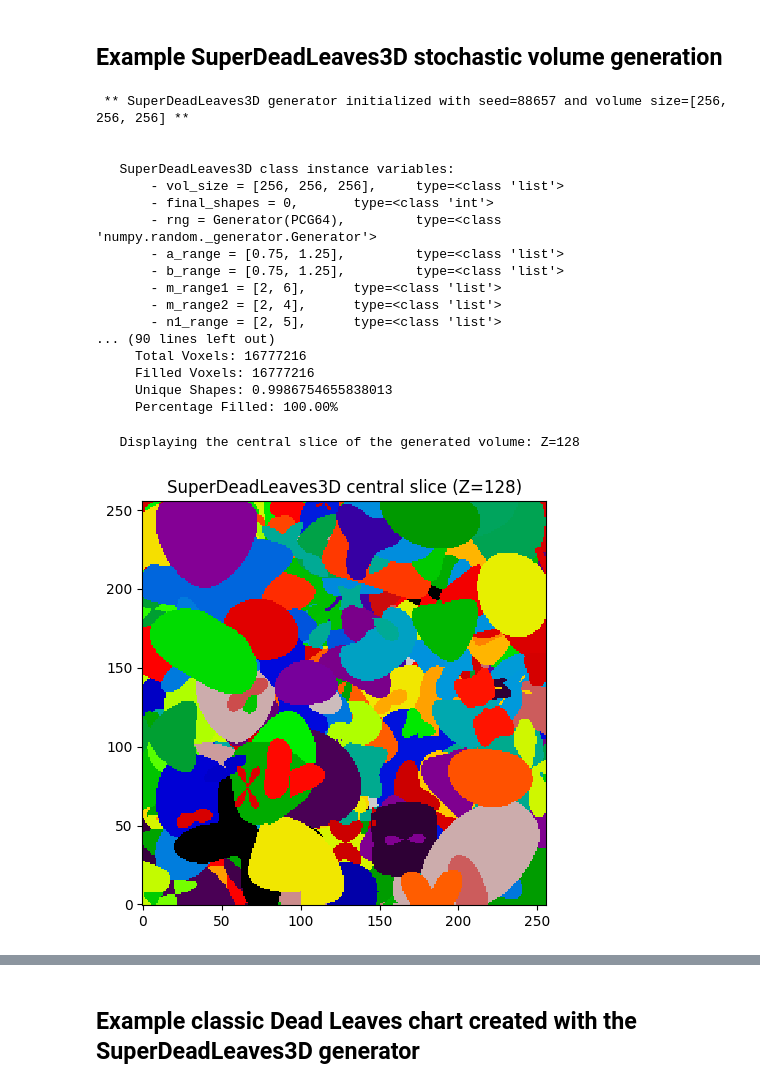
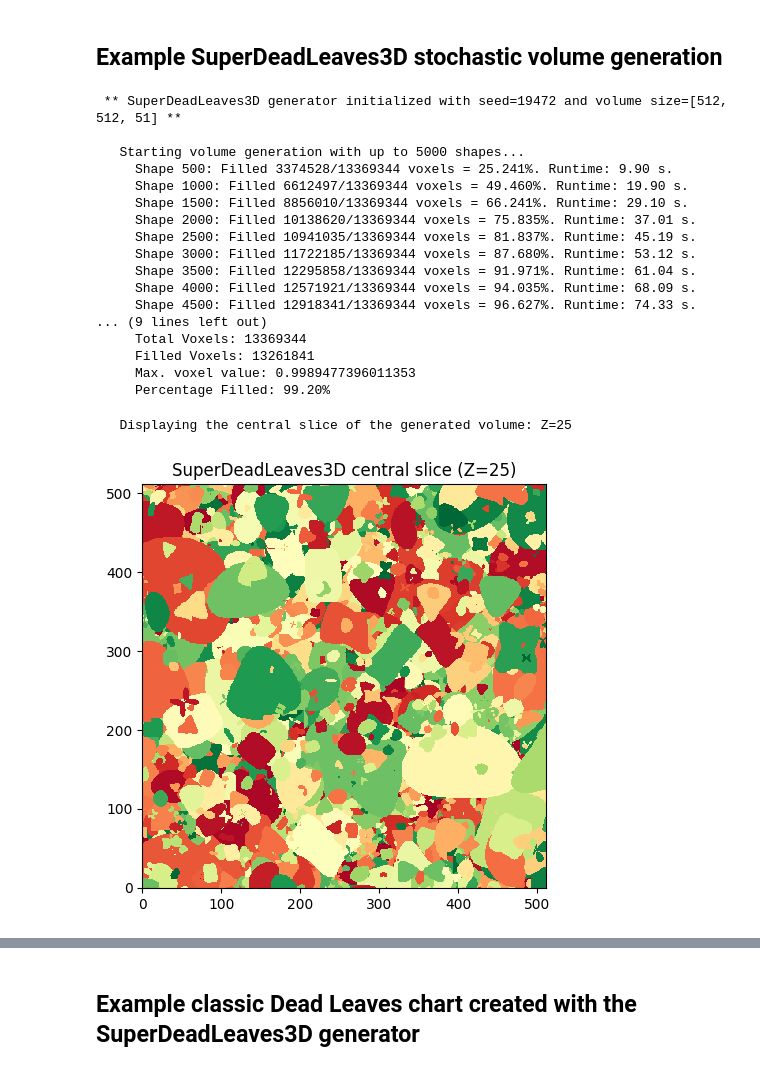
Before and after one commit to DIDSR/SuperDeadLeaves, a Jupyter notebook: SuperDeadLeaves3D.ipynb, the cells around one changed output, grey strips where cells are left out. Cells and saved outputs as stored; diff of their text form; code cells hidden in the pictures.

```diff
--- a/SuperDeadLeaves3D.ipynb
+++ b/SuperDeadLeaves3D.ipynb
@@ -70,18 +71,18 @@ Notebook execution start time:  24/12/20 12:11:54 AM
 # ** Generate a SuperDeadLeaves3D volume **
 
 # Step 1: Define the volume size
-vol_size = [256, 256, 256]
+vol_size = [512, 512, 51]
 
 # Step 2: Initialize the SuperDeadLeaves3D generator
 seed = np.random.randint(1e4, 1e5)  # Use None for a random initialization
 print(f"\n ** SuperDeadLeaves3D generator initialized with seed={seed} and volume size={vol_size} **\n")
 
-SDL3D = SuperDeadLeaves3D(vol_size, seed=seed, m_range1=[2, 6], m_range2=[2, 4], n1_range=[2, 5], n2_range=[5, 9], n3_range=[2, 5], rmin=0.0025)
-#       Note: set m_range1 and m_range2 to [2,2] to generate circular blobs, or [0,0] for spheres
-SDL3D.report()
+SDL3D = SuperDeadLeaves3D(vol_size, seed=seed, m_range1=[2, 6], m_range2=[2, 4], n1_range=[2, 5], n2_range=[5, 9], n3_range=[2, 5], rmin=0.005)  # 0.0015
+#       - Note: set m_range1 and m_range2 to [2,2] to generate circular blobs, or [0,0] for spheres
+# SDL3D.report()  # Report internal class variables
 
 # Step 3: Generate the volume
-max_shapes = 65000
+max_shapes = 10000  # 65000
 print(f"   Starting volume generation with up to {max_shapes} shapes...")
 start_time = time.time()  # Record start time
 
@@ -89,7 +90,7 @@ volume = SDL3D.generate(max_shapes=max_shapes, enumerate_shapes=False, verbose=T
 
 end_time = time.time()  # Record end time
 generation_time = end_time - start_time
-print(f"\n   Volume generation completed in {generation_time:.2f} sec ({SDL3D.final_shapes/generation_time:2f} shapes/sec).")
+print(f"\n   Volume generation completed in {generation_time:.2f} sec ({(SDL3D.final_shapes/generation_time):2e} shapes/sec).")
 
 # Step 4: Export the volume as a multi-page TIFF file with the correct axis order for ImageJ (TZCYX)
 output_file = f"SuperDeadLeaves3D_{seed}_shapes{SDL3D.final_shapes}_rmin{SDL3D.rmin}_{vol_size[0]}x{vol_size[1]}x{vol_size[2]}.tif"
@@ -106,39 +107,39 @@ total_voxels  = np.prod(vol_size)  # Total voxels in the volume
 print(f"\n   Volume Statistics (volume.shape={volume.shape}):")
 print(  f"     Total Voxels: {total_voxels}")
 print(  f"     Filled Voxels: {filled_voxels}")
-print(  f"     Unique Shapes: {unique_shapes}")
+print(  f"     Max. voxel value: {unique_shapes}")
 print(  f"     Percentage Filled: {filled_voxels / total_voxels * 100:.2f}%")
 # %% [output]
- ** SuperDeadLeaves3D generator initialized with seed=88657 and volume size=[256, 256, 256] **
+ ** SuperDeadLeaves3D generator initialized with seed=19472 and volume size=[512, 512, 51] **
 
-
-   SuperDeadLeaves3D class instance variables:
-       - vol_size = [256, 256, 256],     type=<class 'list'>
-       - final_shapes = 0,       type=<class 'int'>
-       - rng = Generator(PCG64),         type=<class 'numpy.random._generator.Generator'>
-       - a_range = [0.75, 1.25],         type=<class 'list'>
-       - b_range = [0.75, 1.25],         type=<class 'list'>
-       - m_range1 = [2, 6],      type=<class 'list'>
-       - m_range2 = [2, 4],      type=<class 'list'>
-       - n1_range = [2, 5],      type=<class 'list'>
-... (90 lines left out)
-     Total Voxels: 16777216
-     Filled Voxels: 16777216
-     Unique Shapes: 0.9986754655838013
-     Percentage Filled: 100.00%
+   Starting volume generation with up to 5000 shapes...
+     Shape 500: Filled 3374528/13369344 voxels = 25.241%. Runtime: 9.90 s.
+     Shape 1000: Filled 6612497/13369344 voxels = 49.460%. Runtime: 19.90 s.
+     Shape 1500: Filled 8856010/13369344 voxels = 66.241%. Runtime: 29.10 s.
+     Shape 2000: Filled 10138620/13369344 voxels = 75.835%. Runtime: 37.01 s.
+     Shape 2500: Filled 10941035/13369344 voxels = 81.837%. Runtime: 45.19 s.
+     Shape 3000: Filled 11722185/13369344 voxels = 87.680%. Runtime: 53.12 s.
+     Shape 3500: Filled 12295858/13369344 voxels = 91.971%. Runtime: 61.04 s.
+     Shape 4000: Filled 12571921/13369344 voxels = 94.035%. Runtime: 68.09 s.
+     Shape 4500: Filled 12918341/13369344 voxels = 96.627%. Runtime: 74.33 s.
+... (9 lines left out)
+     Total Voxels: 13369344
+     Filled Voxels: 13261841
+     Max. voxel value: 0.9989477396011353
+     Percentage Filled: 99.20%
 # %%
 # Step 6: Display the central Z slice
 mid_slice = vol_size[2] // 2  # Middle slice index along Z-axis
 print(f"\n   Displaying the central slice of the generated volume: Z={mid_slice}")
 plt.figure()
-plt.imshow(volume[:, :, mid_slice], cmap='nipy_spectral', origin='lower', interpolation='nearest')
+plt.imshow(volume[:, :, mid_slice], cmap='RdYlGn', origin='lower', interpolation='nearest')  # nipy_spectral
 plt.title(f"SuperDeadLeaves3D central slice (Z={mid_slice})")
 # plt.colorbar(label="Voxel value")
 plt.tight_layout()
 plt.show()
 # %% [output]
-   Displaying the central slice of the generated volume: Z=128
+   Displaying the central slice of the generated volume: Z=25
-[figure, old version]
+[figure, new version]
 # %%
 # Step 7: Display the projection of the volume along the Z axis
 if volume.shape[2] > 1:
```
Also changed, not shown: parts of 7 cells of this notebook, 3 other files.
